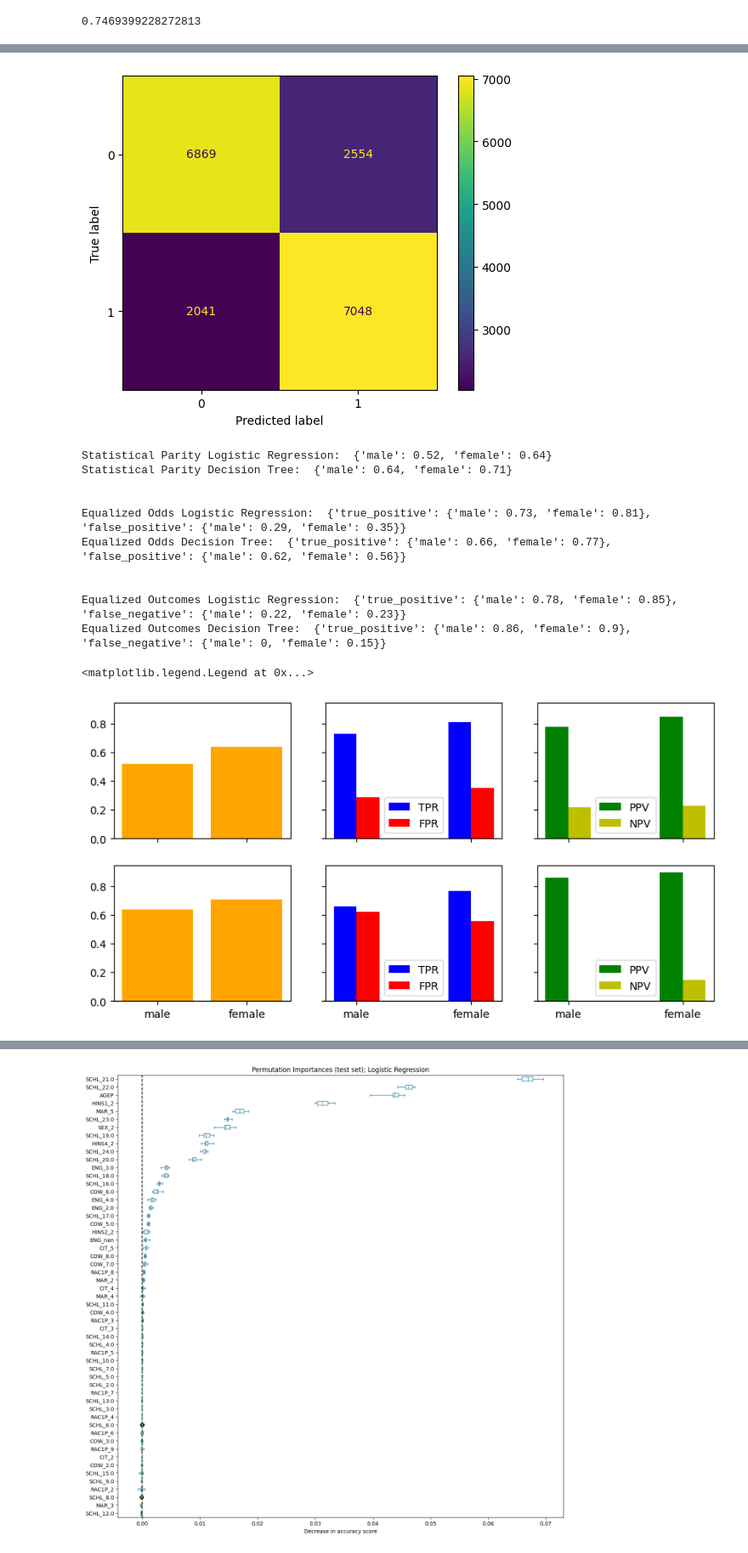
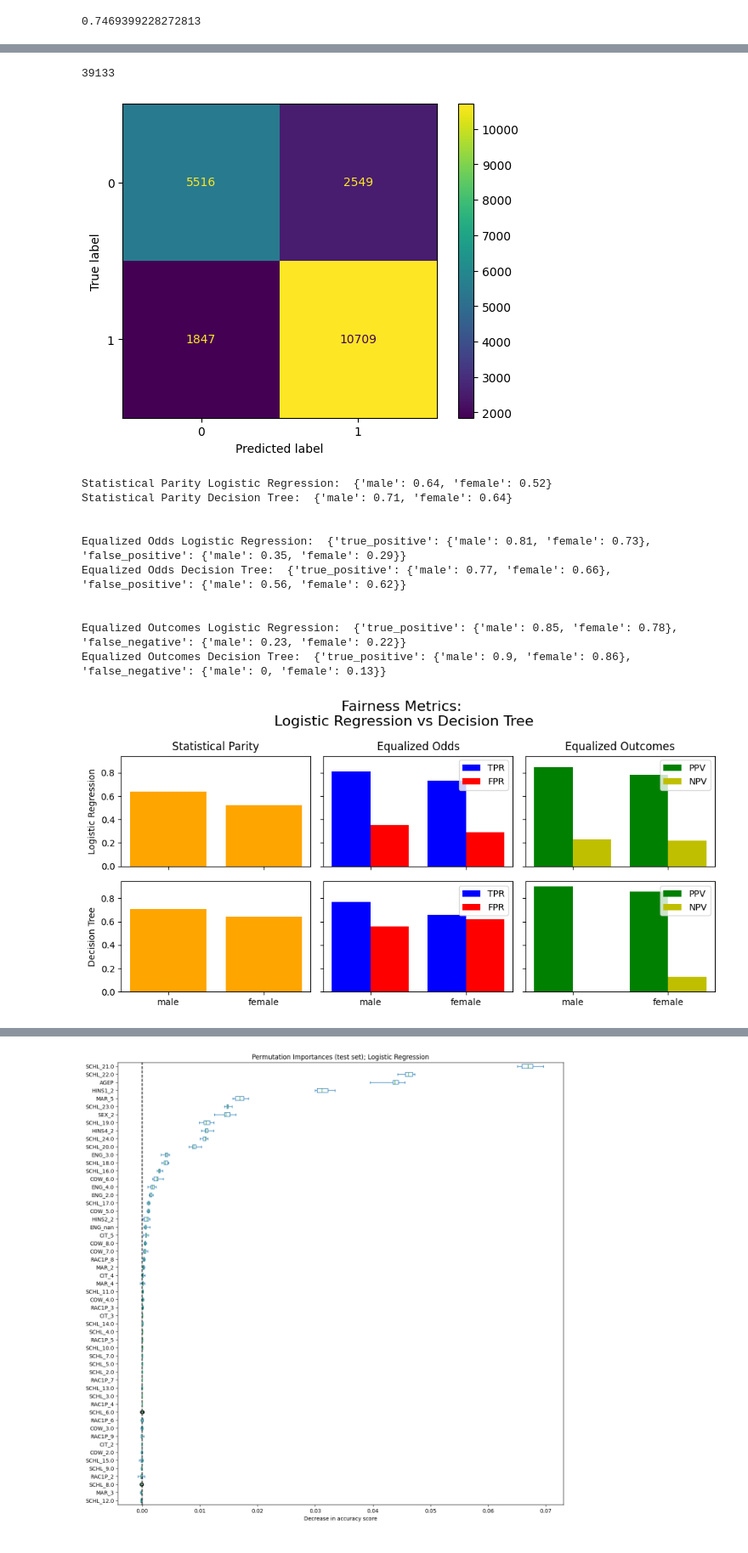
Before and after one commit to TheJarmanitor/algorithmic_fairness_2024, a Jupyter notebook: Handin_1/afae24-assignment-01-template.ipynb, the cells around one changed output, grey strips where cells are left out. Shown at 85% size. Drawn from its saved outputs; the diff is of its cells as text; code cells hidden in the pictures.

Commit message:
update requirements and update graphs

```diff
--- a/Handin_1/afae24-assignment-01-template.ipynb
+++ b/Handin_1/afae24-assignment-01-template.ipynb
@@ -29,7 +29,7 @@ feature_names = ['AGEP', # Age
 
 target_name = "PINCP" # Total person's income
 
-def data_processing(data, features, target_name:str, threshold: round(round(float = 35000):
+def data_processing(data, features, target_name:str, threshold: int = 35000):
     df = data
     ### Adult Filter (STARTS) (from Foltktables)
     df = df[~df["SEX"].isnull()]
@@ -203,3 +161,7 @@ findfont: Font family 'Arial' not found.
+# %%
+len(group_test)
+# %% [output]
+39133
 # %%
 from sklearn.metrics import confusion_matrix, ConfusionMatrixDisplay
 
@@ -207,14 +169,14 @@ y_pred_logR = LogR.predict(X_test)
 
 y_pred_clf = clf.predict(X_test)
 
-logR_male_preds = [i for (i, v) in zip(y_pred_logR, (group_test == 2)) if v]
-logR_female_preds = [i for (i, v) in zip(y_pred_logR, (group_test == 1)) if v]
+logR_male_preds = [i for (i, v) in zip(y_pred_logR, group_test) if v == 1]
+logR_female_preds = [i for (i, v) in zip(y_pred_logR, group_test) if v == 2]
 
-clf_male_preds = [i for (i, v) in zip(y_pred_clf, (group_test == 2)) if v]
-clf_female_preds = [i for (i, v) in zip(y_pred_clf, (group_test == 1)) if v]
+clf_male_preds = [i for (i, v) in zip(y_pred_clf, group_test) if v == 1]
+clf_female_preds = [i for (i, v) in zip(y_pred_clf, group_test) if v == 2]
 
-y_test_male = [i for (i, v) in zip(y_test, group_test) if v == 2]
-y_test_female = [i for (i, v) in zip(y_test, group_test) if v == 1]
+y_test_male = [i for (i, v) in zip(y_test, group_test) if v == 1]
+y_test_female = [i for (i, v) in zip(y_test, group_test) if v == 2]
 
 conf_matrix_male_logistic = confusion_matrix(y_test_male, logR_male_preds)
 conf_matrix_female_logistic = confusion_matrix(y_test_female, logR_female_preds)
@@ -226,7 +188,7 @@ plt.show()
 conf_matrix_male_clf = confusion_matrix(y_test_male, clf_male_preds)
 conf_matrix_female_clf = confusion_matrix(y_test_female, clf_female_preds)
 # %% [output]
-[figure, old version]
+[figure, new version]
 # %%
 ## Statistical Parity
 
@@ -315,53 +277,61 @@ print("\n")
 print("Equalized Outcomes Logistic Regression: ", equalized_outcomes_logistic)
 print("Equalized Outcomes Decision Tree: ", equalized_outcomes_clf)
 # %% [output]
-Statistical Parity Logistic Regression:  {'male': 0.52, 'female': 0.64}
-Statistical Parity Decision Tree:  {'male': 0.64, 'female': 0.71}
+Statistical Parity Logistic Regression:  {'male': 0.64, 'female': 0.52}
+Statistical Parity Decision Tree:  {'male': 0.71, 'female': 0.64}
 
 
-Equalized Odds Logistic Regression:  {'true_positive': {'male': 0.73, 'female': 0.81}, 'false_positive': {'male': 0.29, 'female': 0.35}}
-Equalized Odds Decision Tree:  {'true_positive': {'male': 0.66, 'female': 0.77}, 'false_positive': {'male': 0.62, 'female': 0.56}}
+Equalized Odds Logistic Regression:  {'true_positive': {'male': 0.81, 'female': 0.73}, 'false_positive': {'male': 0.35, 'female': 0.29}}
+Equalized Odds Decision Tree:  {'true_positive': {'male': 0.77, 'female': 0.66}, 'false_positive': {'male': 0.56, 'female': 0.62}}
 
 
-Equalized Outcomes Logistic Regression:  {'true_positive': {'male': 0.78, 'female': 0.85}, 'false_negative': {'male': 0.22, 'female': 0.23}}
-Equalized Outcomes Decision Tree:  {'true_positive': {'male': 0.86, 'female': 0.9}, 'false_negative': {'male': 0, 'female': 0.15}}
+Equalized Outcomes Logistic Regression:  {'true_positive': {'male': 0.85, 'female': 0.78}, 'false_negative': {'male': 0.23, 'female': 0.22}}
+Equalized Outcomes Decision Tree:  {'true_positive': {'male': 0.9, 'female': 0.86}, 'false_negative': {'male': 0, 'female': 0.13}}
 # %%
 fig,ax = plt.subplots(2,3, figsize=(10,5), sharey=True)
 
 #bar plot statistical parities for both models
 ax[0,0].bar(statistical_parity_logistic.keys(), statistical_parity_logistic.values(), color='orange')
 ax[0,0].set_xticklabels(["", ""])
 ax[1,0].bar(statistical_parity_clf.keys(), statistical_parity_clf.values(), color='orange')
+ax[0,0].set_title("Statistical Parity")
+ax[0,0].set_ylabel("Logistic Regression")
+ax[1,0].set_ylabel("Decision Tree")
 
 #bar plot for equalized odds for both models
-ax[0,1].bar(np.arange(2), equalized_odds_logistic["true_positive"].values(), color='b', width=0.2, label="TPR")
-ax[0,1].bar(np.arange(2)+0.2, equalized_odds_logistic["false_positive"].values(), color='r', width=0.2, label="FPR")
-ax[0,1].set_xticks([0.1,1.1], ["", ""])
+ax[0,1].bar(np.arange(2), equalized_odds_logistic["true_positive"].values(), color='b', width=0.4, label="TPR")
+ax[0,1].bar(np.arange(2)+0.4, equalized_odds_logistic["false_positive"].values(), color='r', width=0.4, label="FPR")
+ax[0,1].set_xticks([0.2,1.2], ["", ""])
+ax[0,1].set_title("Equalized Odds")
 ax[0,1].legend()
 
-ax[1,1].bar(np.arange(2), equalized_odds_clf["true_positive"].values(), color='b', width=0.2, label="TPR")
-ax[1,1].bar(np.arange(2)+0.2, equalized_odds_clf["false_positive"].values(), color='r', width=0.2, label="FPR")
-ax[1,1].set_xticks([0.1,1.1], ["male", "female"])
+ax[1,1].bar(np.arange(2), equalized_odds_clf["true_positive"].values(), color='b', width=0.4, label="TPR")
+ax[1,1].bar(np.arange(2)+0.4, equalized_odds_clf["false_positive"].values(), color='r', width=0.4, label="FPR")
+ax[1,1].set_xticks([0.2,1.2], ["male", "female"])
 ax[1,1].legend()
 
 #bar plot for equalized outcomesfor both models
-ax[0,2].bar(np.arange(2), equalized_outcomes_logistic["true_positive"].values(), color='g', width=0.2, label="PPV")
-ax[0,2].bar(np.arange(2)+0.2, equalized_outcomes_logistic["false_negative"].values(), color='y', width=0.2, label="NPV")
-ax[0,2].set_xticks([0.1,1.1], ["", ""])
+ax[0,2].bar(np.arange(2), equalized_outcomes_logistic["true_positive"].values(), color='g', width=0.4, label="PPV")
+ax[0,2].bar(np.arange(2)+0.4, equalized_outcomes_logistic["false_negative"].values(), color='y', width=0.4, label="NPV")
+ax[0,2].set_xticks([0.2,1.2], ["", ""])
+ax[0,2].set_title("Equalized Outcomes")
 ax[0,2].legend()
 
-ax[1,2].bar(np.arange(2), equalized_outcomes_clf["true_positive"].values(), color='g', width=0.2, label="PPV")
-ax[1,2].bar(np.arange(2)+0.2, equalized_outcomes_clf["false_negative"].values(), color='y', width=0.2, label="NPV")
-ax[1,2].set_xticks([0.1,1.1], ["male", "female"])
+ax[1,2].bar(np.arange(2), equalized_outcomes_clf["true_positive"].values(), color='g', width=0.4, label="PPV")
+ax[1,2].bar(np.arange(2)+0.4, equalized_outcomes_clf["false_negative"].values(), color='y', width=0.4, label="NPV")
+ax[1,2].set_xticks([0.2,1.2], ["male", "female"])
 ax[1,2].legend()
 
+fig.suptitle("Fairness Metrics:\n Logistic Regression vs Decision Tree", fontsize=16)
 
+fig.tight_layout()
+
+plt.show()
 
 ### TPR: True Positive Rate
 ### FPR: False Positive Rate
 
 ### PPV: Positive Predictive Value
 ### NPV: Negative Predictive Value
 # %% [output]
-<matplotlib.legend.Legend at 0x...>
-[figure, old version]
+[figure, new version]
```
Also changed, not shown: parts of 8 cells of this notebook, 1 other file.
